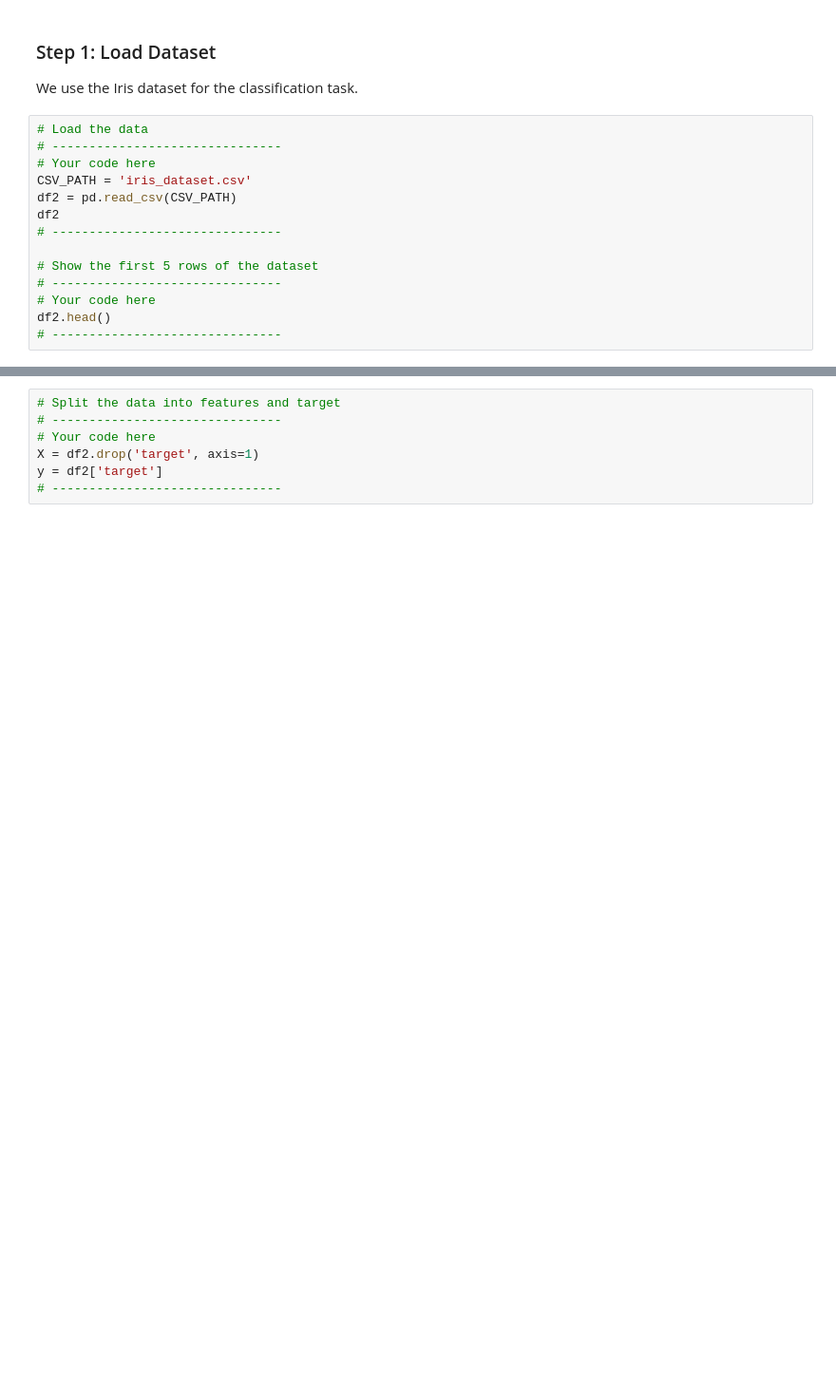
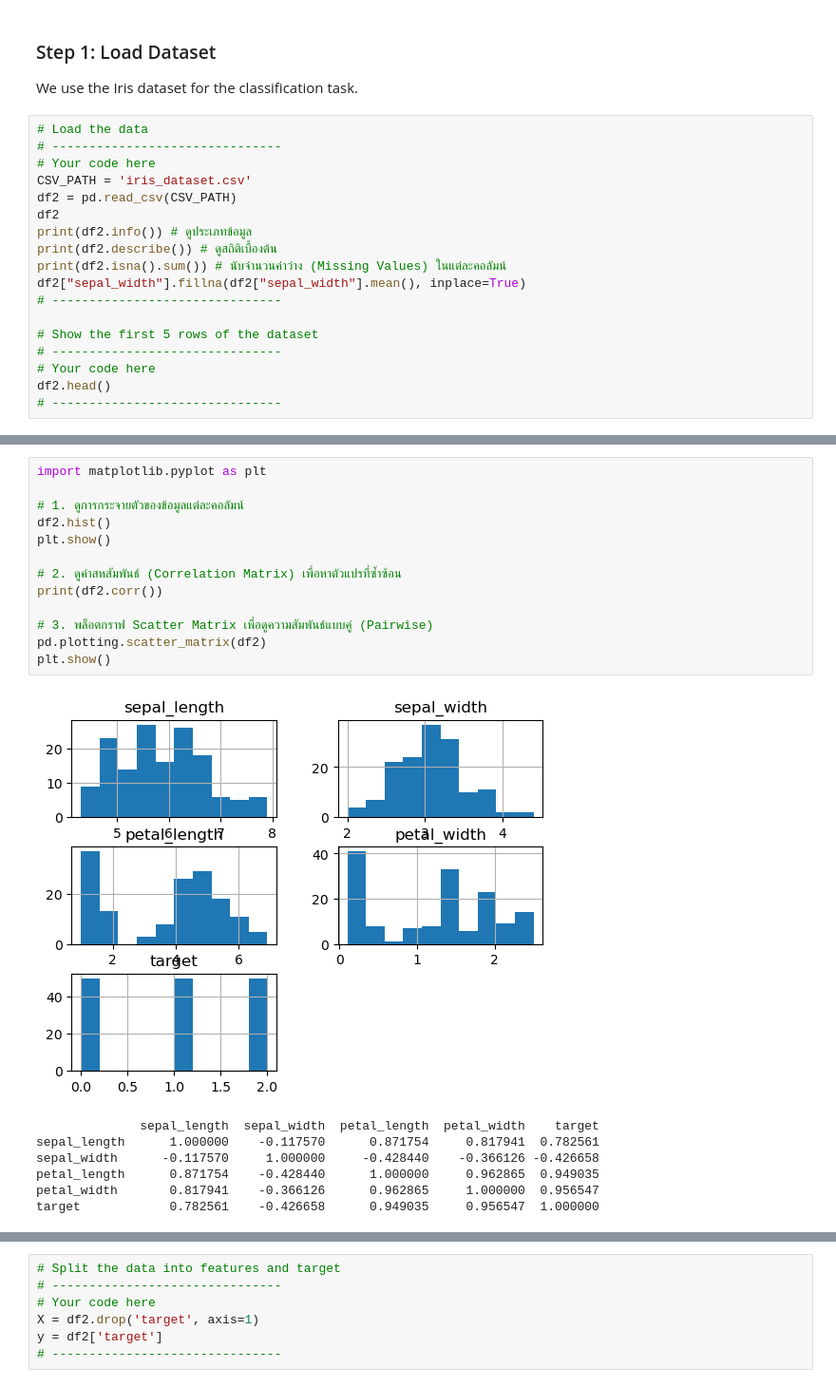
Before and after one commit to SugguSCH/Machine-Learning, a Jupyter notebook: Lab8/Lab8 Evaluation.ipynb, the cells around one changed output, grey strips where cells are left out. Shown at 95% size. Cells and saved outputs as stored; diff of their text form; blank space fills up the shorter version.

```diff
--- a/Lab8/Lab8 Evaluation.ipynb
+++ b/Lab8/Lab8 Evaluation.ipynb
@@ -285,6 +285,10 @@ We use the Iris dataset for the classification task.
 CSV_PATH = 'iris_dataset.csv'
 df2 = pd.read_csv(CSV_PATH)
 df2
+print(df2.info()) # ดูประเภทข้อมูล
+print(df2.describe()) # ดูสถิติเบื้องต้น
+print(df2.isna().sum()) # นับจำนวนค่าว่าง (Missing Values) ในแต่ละคอลัมน์
+df2["sepal_width"].fillna(df2["sepal_width"].mean(), inplace=True)
 # -------------------------------
 
 # Show the first 5 rows of the dataset
@@ -299,3 +326,24 @@ df2.head()
 | 2 | 4.7 | 3.2 | 1.3 | 0.2 | 0 |
 | 3 | 4.6 | 3.1 | 1.5 | 0.2 | 0 |
 | 4 | 5.0 | 3.6 | 1.4 | 0.2 | 0 |
+# %%
+import matplotlib.pyplot as plt
+
+# 1. ดูการกระจายตัวของข้อมูลแต่ละคอลัมน์
+df2.hist()
+plt.show()
+
+# 2. ดูค่าสหสัมพันธ์ (Correlation Matrix) เพื่อหาตัวแปรที่ซ้ำซ้อน
+print(df2.corr())
+
+# 3. พล็อตกราฟ Scatter Matrix เพื่อดูความสัมพันธ์แบบคู่ (Pairwise)
+pd.plotting.scatter_matrix(df2)
+plt.show()
+# %% [output]
+[figure, added]
+              sepal_length  sepal_width  petal_length  petal_width    target
+sepal_length      1.000000    -0.117570      0.871754     0.817941  0.782561
+sepal_width      -0.117570     1.000000     -0.428440    -0.366126 -0.426658
+petal_length      0.871754    -0.428440      1.000000     0.962865  0.949035
+petal_width       0.817941    -0.366126      0.962865     1.000000  0.956547
+target            0.782561    -0.426658      0.949035     0.956547  1.000000
```
Also changed, not shown: parts of 10 cells of this notebook, 1 other file.
